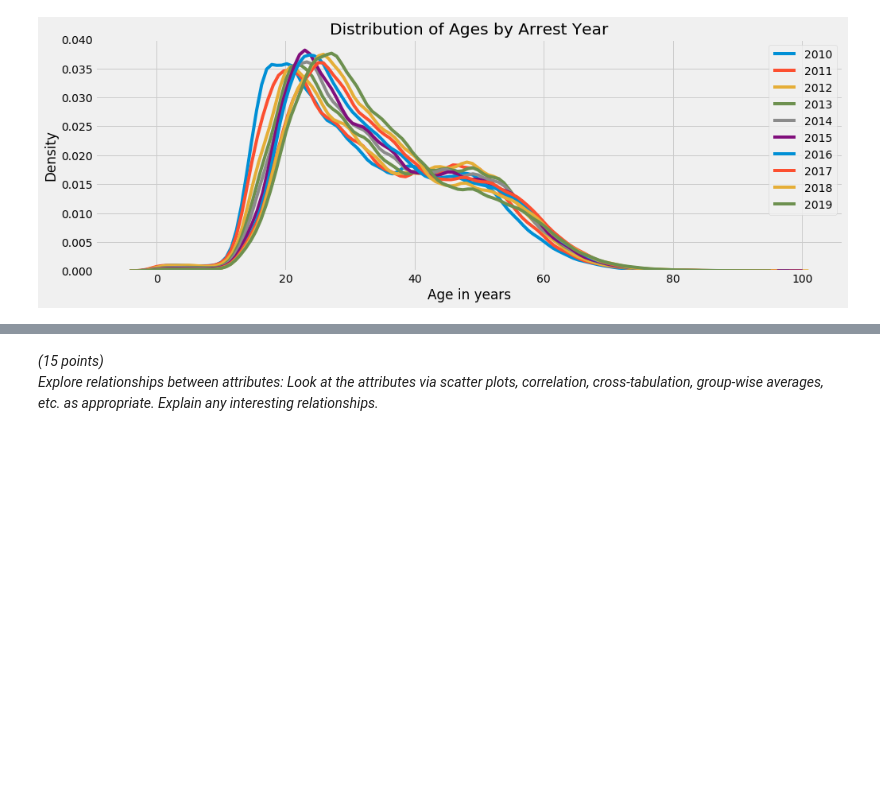
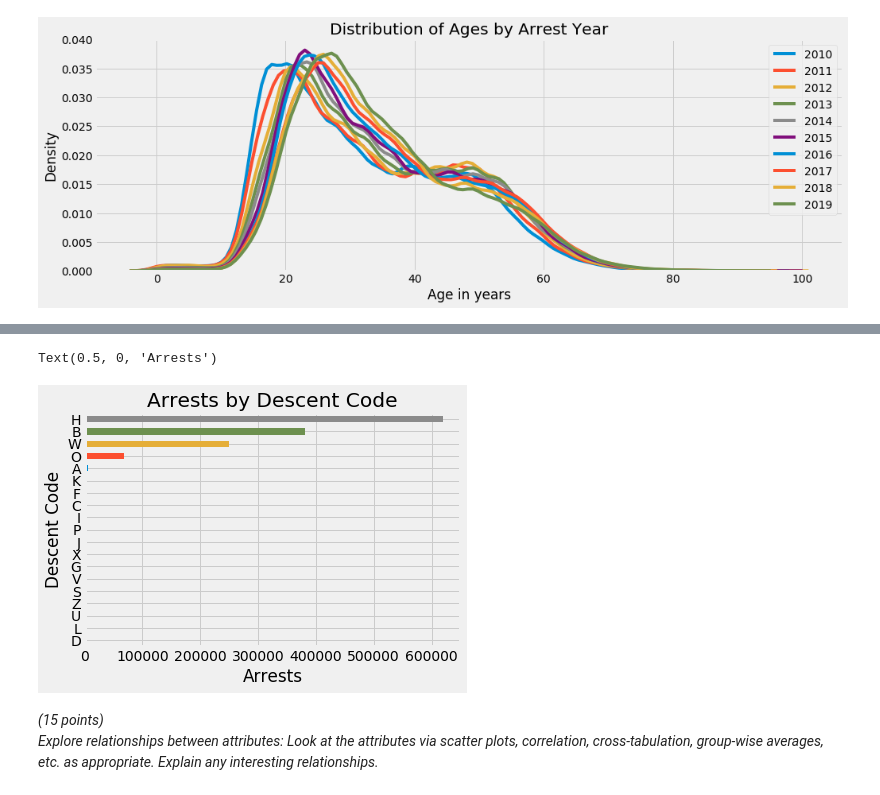
Before and after one commit to EdwardAF-IT/machine-learning-i-group-project, a Jupyter notebook: Code/Cleansing.ipynb, the cells around one changed output, grey strips where cells are left out. Drawn from its saved outputs; the diff is of its cells as text; code cells hidden in the pictures; blank space fills up the shorter version.

```diff
--- a/Code/Cleansing.ipynb
+++ b/Code/Cleansing.ipynb
@@ -436,10 +470,13 @@ plot.xlabel('Arrests')
 # %%
 # Descent code plot
 arrests_by_code = df["Descent Code"].value_counts()
 arrests_by_code.sort_values().plot(kind='barh')
-plot.title('Arrests by Descent Code')
-plot.ylabel('Descent Code')
-plot.xlabel('Arrests')
+plt.title('Arrests by Descent Code')
+plt.ylabel('Descent Code')
+plt.xlabel('Arrests')
+# %% [output]
+Text(0.5, 0, 'Arrests')
+[figure, added]
 # %% [markdown]
 *(15 points)*
 *Explore relationships between attributes: Look at the attributes via scatter plots, correlation, cross-tabulation, group-wise averages, etc. as appropriate. Explain any interesting relationships.*
```
Also changed, not shown: parts of 4 cells of this notebook.
